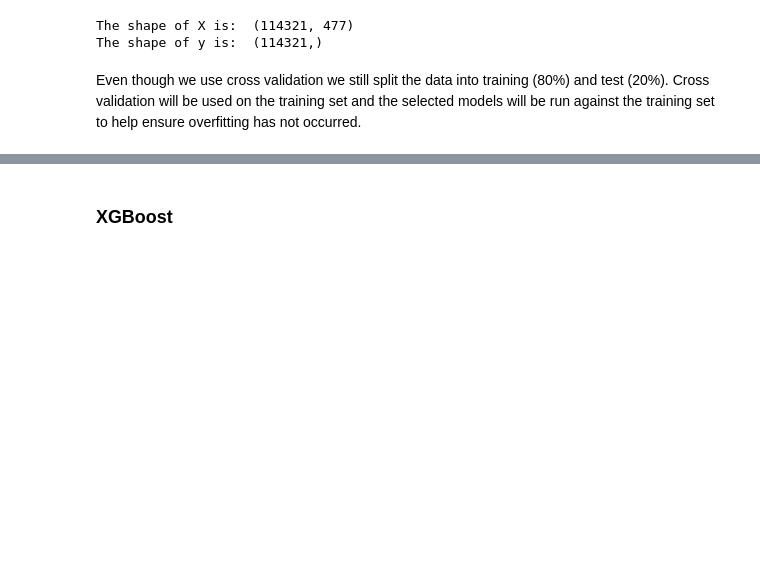
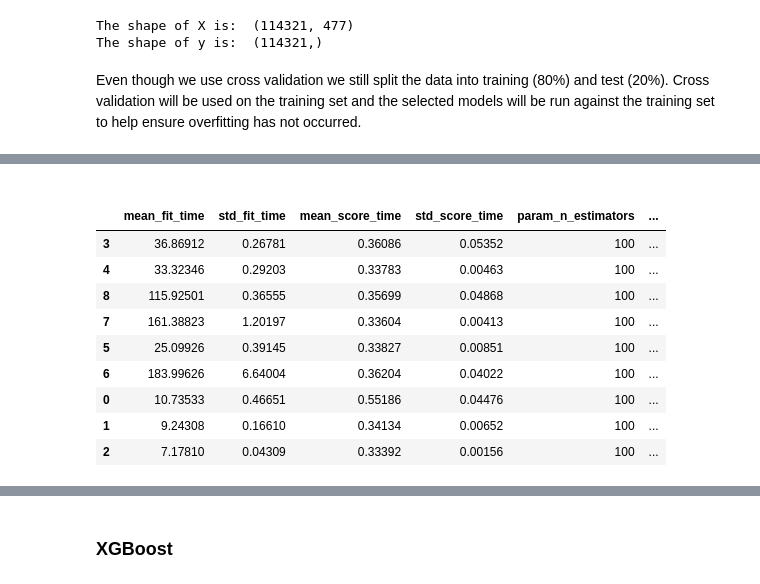
Before and after one commit to warnost/QTW, a Jupyter notebook: Week 8 Bank Data Case Study/Code/Week 8_v2.ipynb, the cells around one changed output, grey strips where cells are left out. Cells and saved outputs as stored; diff of their text form; code cells hidden in the pictures; blank space fills up the shorter version.

```diff
--- a/Week 8 Bank Data Case Study/Code/Week 8_v2.ipynb
+++ b/Week 8 Bank Data Case Study/Code/Week 8_v2.ipynb
@@ -566,0 +631,20 @@ X_train, X_test, y_train, y_test = train_test_split(X,y,test_size=.2, random_sta
+# %% [markdown]
+<a id = 'RF_CV'></a>
+# %%
+# Load the pickle file (if you don't want to run the RandomizedSearchCV)
+rf_random_search = pd.read_pickle('rf_random_search.p')
+
+# Display the results of the 9 tuning combinations, sorted by best to worst mean 5-fold accuracy
+rf_cv_results_df = pd.DataFrame(rf_random_search.cv_results_).sort_values('rank_test_Accuracy')
+rf_cv_results_df
+# %% [output]
+|  | mean_fit_time | std_fit_time | mean_score_time | std_score_time | param_n_estimators | ... |
+| 3 | 36.86912 | 0.26781 | 0.36086 | 0.05352 | 100 | ... |
+| 4 | 33.32346 | 0.29203 | 0.33783 | 0.00463 | 100 | ... |
+| 8 | 115.92501 | 0.36555 | 0.35699 | 0.04868 | 100 | ... |
+| 7 | 161.38823 | 1.20197 | 0.33604 | 0.00413 | 100 | ... |
+| 5 | 25.09926 | 0.39145 | 0.33827 | 0.00851 | 100 | ... |
+| 6 | 183.99626 | 6.64004 | 0.36204 | 0.04022 | 100 | ... |
+| 0 | 10.73533 | 0.46651 | 0.55186 | 0.04476 | 100 | ... |
+| 1 | 9.24308 | 0.16610 | 0.34134 | 0.00652 | 100 | ... |
+| 2 | 7.17810 | 0.04309 | 0.33392 | 0.00156 | 100 | ... |
```
Also changed, not shown: parts of 15 cells of this notebook, 9 other files.
